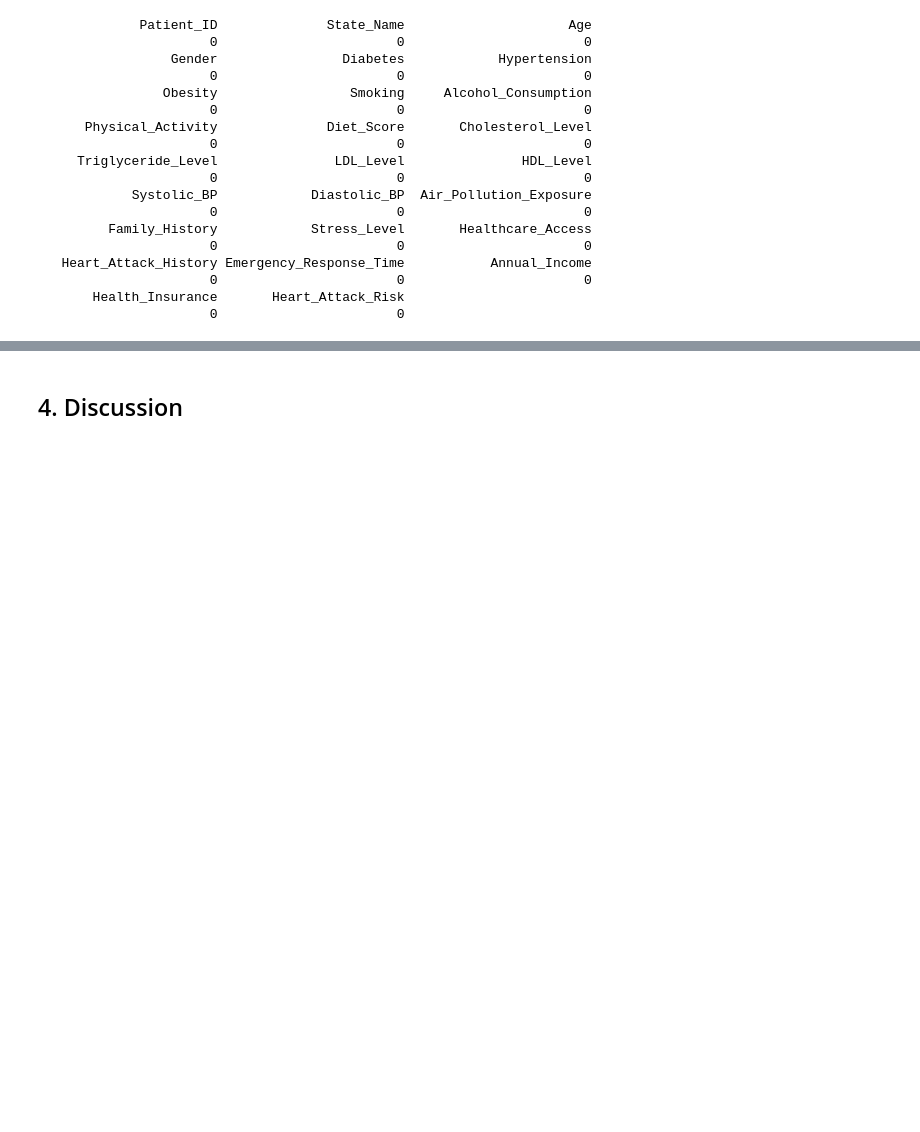
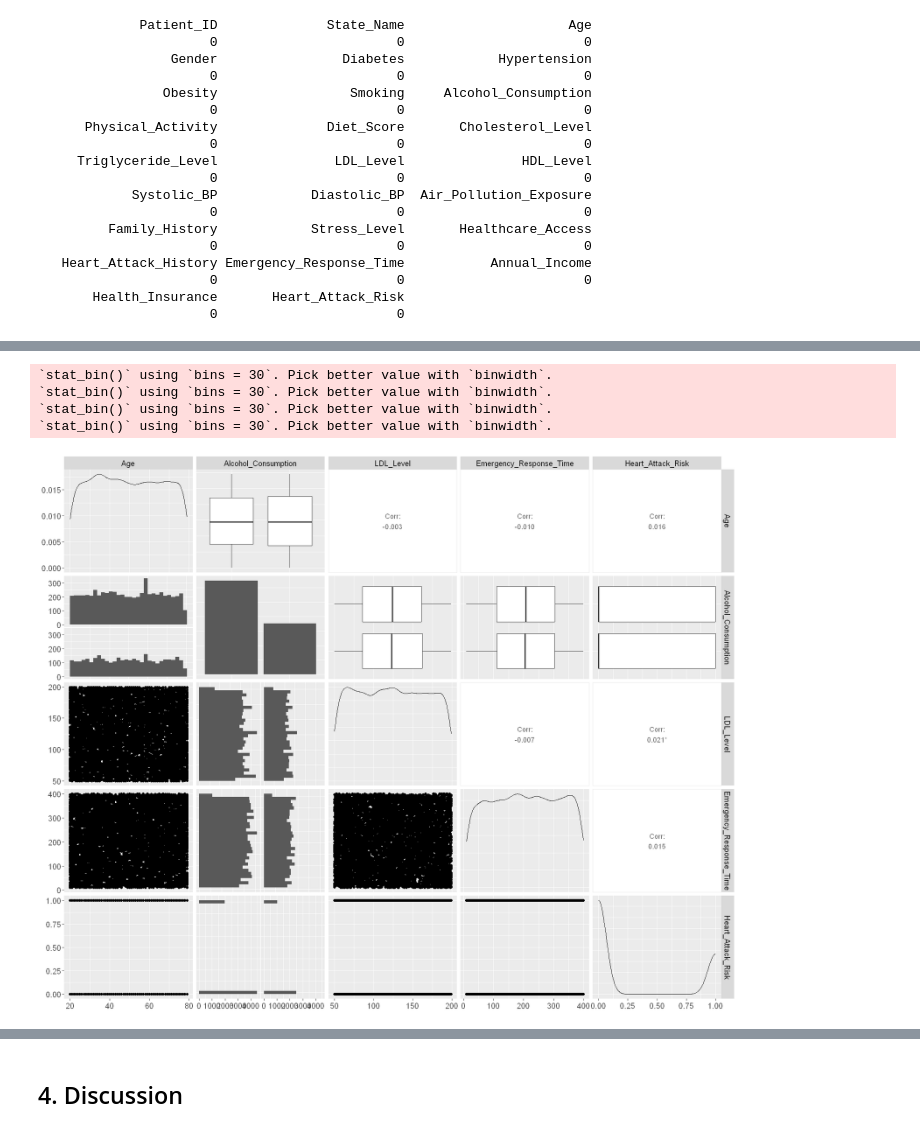
Before and after one commit to DSCI-310-2025/dsci-310-group-15, a Jupyter notebook: heart-attack-prediction-analysis.ipynb, the cells around one changed output, grey strips where cells are left out. Saved outputs shown, nothing was run; the diff lists cells and outputs as text; code cells hidden in the pictures; blank space fills up the shorter version.

```diff
--- a/heart-attack-prediction-analysis.ipynb
+++ b/heart-attack-prediction-analysis.ipynb
@@ -113,0 +145,18 @@ A tibble: 6 × 23
+# %%
+heart_attack_data_clean <- heart_attack_data |>
+    select(-Patient_ID, -State_Name, -Gender) |>
+    mutate(
+        Diabetes = as.factor(Diabetes),
+        Hypertension = as.factor(Hypertension),
+        Obesity = as.factor(Obesity),
+        Smoking = as.factor(Smoking),
+        Alcohol_Consumption = as.factor(Alcohol_Consumption),
+        Physical_Activity = as.factor(Physical_Activity),
+        Air_Pollution_Exposure = as.factor(Air_Pollution_Exposure),
+        Family_History = as.factor(Family_History),
+        Heart_Attack_History = as.factor(Heart_Attack_History),
+        Health_Insurance = as.factor(Health_Insurance)
+        # Heart_Attack_Risk = as.factor(Heart_Attack_Risk)
+    )
+
+head(heart_attack_data_clean)
@@ -113,0 +229,4 @@ A tibble: 6 × 23
+# %%
+heart_attack_data_simplified <- heart_attack_data_clean |>
+    select(Age, Alcohol_Consumption, LDL_Level, Emergency_Response_Time, Heart_Attack_Risk)
+head(heart_attack_data_simplified)
@@ -113,0 +243,14 @@ A tibble: 6 × 23
+# %%
+options(repr.plot.width = 15, repr.plot.height=12)
+
+heart_attack_pair_plot <- heart_attack_data_simplified |>
+    ggpairs(progress = FALSE) +
+    theme(text = element_text(size = 15))
+
+heart_attack_pair_plot
+# %% [output]
+`stat_bin()` using `bins = 30`. Pick better value with `binwidth`.
+`stat_bin()` using `bins = 30`. Pick better value with `binwidth`.
+`stat_bin()` using `bins = 30`. Pick better value with `binwidth`.
+`stat_bin()` using `bins = 30`. Pick better value with `binwidth`.
+[figure, added]
```
Also changed, not shown: parts of 17 cells of this notebook.
